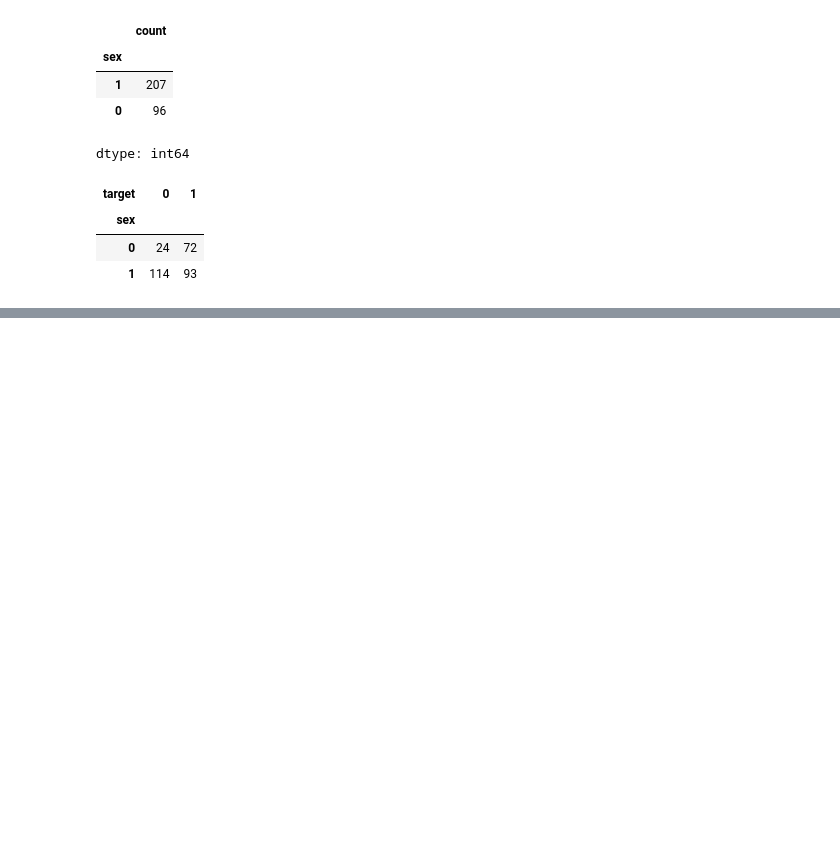
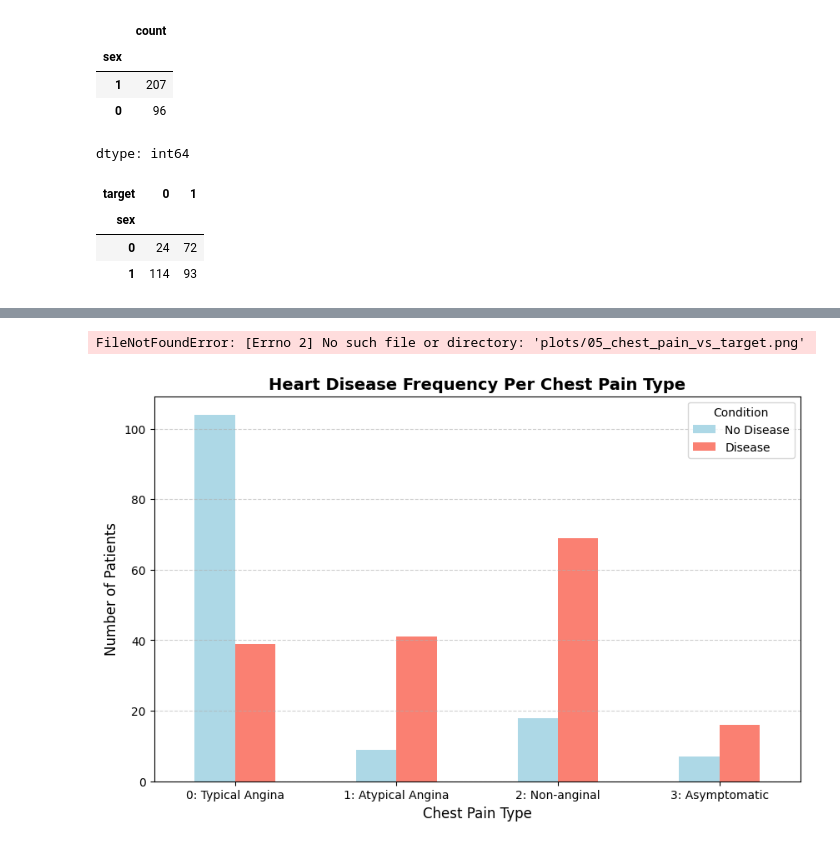
Before and after one commit to RiyadhBenhallou/supervised-learning, a Jupyter notebook: classification.ipynb, the cells around one changed output, grey strips where cells are left out. Drawn from its saved outputs; the diff is of its cells as text; code cells hidden in the pictures; blank space fills up the shorter version.

Commit message:
feat: add chest pain type vs target analysis and plot

```diff
--- a/classification.ipynb
+++ b/classification.ipynb
@@ -132,0 +151,24 @@ pd.crosstab(dataset['sex'], dataset['target'])
+# %%
+# Visualize the relationship between chest pain types and target
+pd.crosstab(dataset["cp"], dataset["target"]).plot(
+    kind="bar",
+    figsize=(10, 6),
+    color=["lightblue", "salmon"]
+)
+
+# Add title and labels
+plt.title("Heart Disease Frequency Per Chest Pain Type", fontsize=14, fontweight="bold")
+plt.xlabel("Chest Pain Type", fontsize=12)
+plt.ylabel("Number of Patients", fontsize=12)
+plt.legend(["No Disease", "Disease"], title="Condition")
+plt.xticks(
+    ticks=[0, 1, 2, 3],
+    labels=["0: Typical Angina", "1: Atypical Angina", "2: Non-anginal", "3: Asymptomatic"],
+    rotation=0
+)
+plt.grid(axis="y", linestyle="--", alpha=0.6)
+plt.savefig("plots/05_chest_pain_vs_target.png", bbox_inches="tight")
+plt.show()
+# %% [output]
+FileNotFoundError: [Errno 2] No such file or directory: 'plots/05_chest_pain_vs_target.png'
+[figure, added]
```
Also changed, not shown: parts of 2 cells of this notebook, 1 other file.
